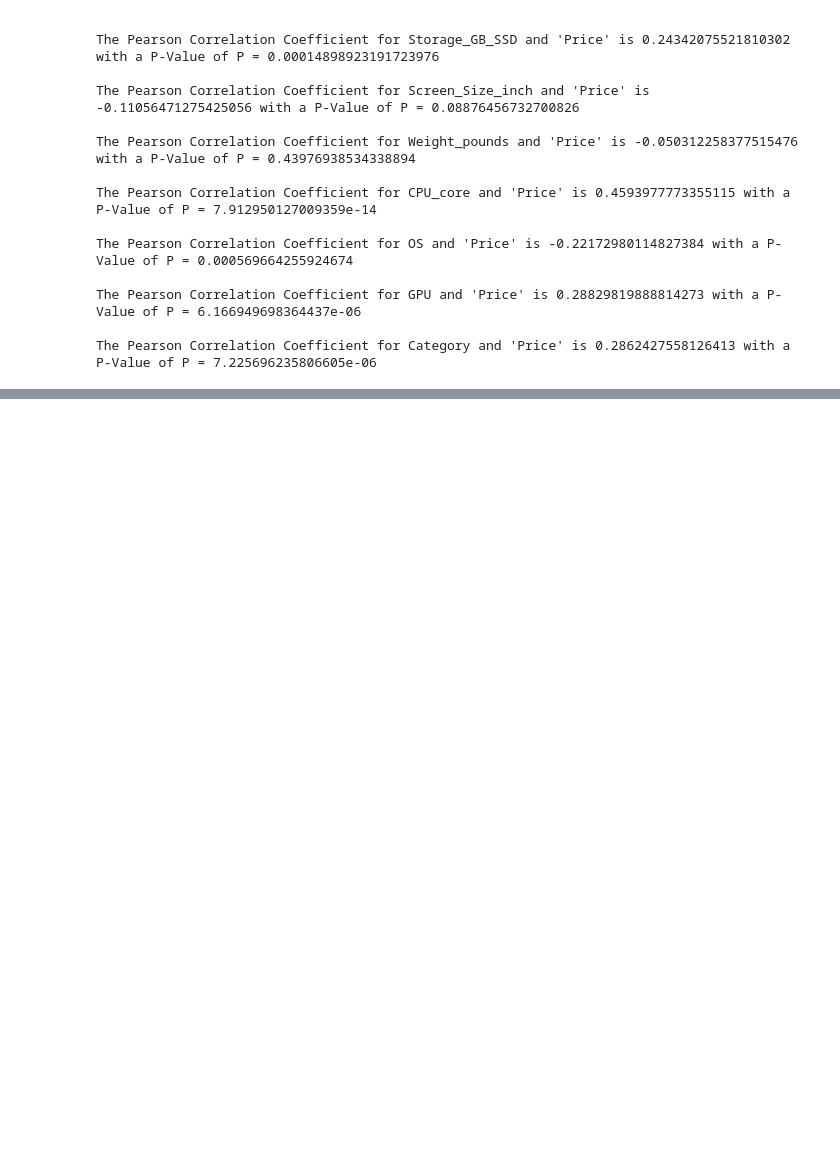
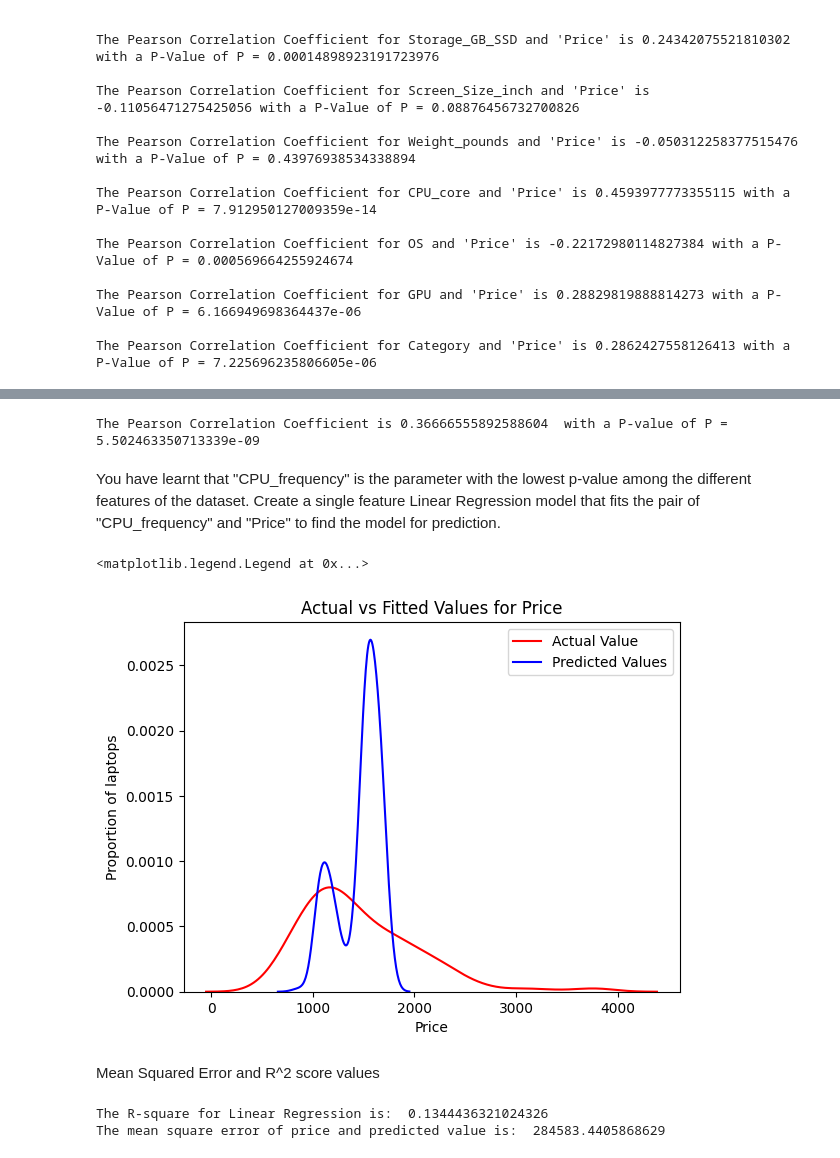
Before and after one commit to schonsnatan/Data-Analysis-Laptops, a Jupyter notebook: project.ipynb, the cells around one changed output, grey strips where cells are left out. Drawn from its saved outputs; the diff is of its cells as text; code cells hidden in the pictures; blank space fills up the shorter version.

Commit message:
model development

```diff
--- a/project.ipynb
+++ b/project.ipynb
@@ -414,0 +442,40 @@ The Pearson Correlation Coefficient for Category and 'Price' is 0.28624275581264
+# %%
+from scipy.stats import pearsonr
+
+pearson_coef, p_value = stats.pearsonr(df['CPU_frequency'], df['Price'])
+print("The Pearson Correlation Coefficient is", pearson_coef, " with a P-value of P = ", p_value)
+# %% [output]
+The Pearson Correlation Coefficient is 0.36666555892588604  with a P-value of P =  5.502463350713339e-09
+# %% [markdown]
+You have learnt that "CPU_frequency" is the parameter with the lowest p-value among the different features of the dataset. Create a single feature Linear Regression model that fits the pair of "CPU_frequency" and "Price" to find the model for prediction.
+# %%
+lm = LinearRegression()
+
+X = df[['CPU_frequency']]
+Y = df[['Price']]
+
+lm.fit(X,Y)
+
+Yhat = lm.predict(X)
+# %%
+ax1 = sns.distplot(df['Price'], hist=False, color='r', label='Actual Value')
+sns. distplot(Yhat, hist=False, color='b', label='Fitted Values', ax=ax1)
+
+plt.title('Actual vs Fitted Values for Price')
+plt.xlabel('Price')
+plt.ylabel('Proportion of laptops')
+plt.legend(['Actual Value','Predicted Values'])
+# %% [output]
+<matplotlib.legend.Legend at 0x...>
+[figure, added]
+# %% [markdown]
+Mean Squared Error and R^2 score values
+# %%
+# Write your code below and press Shift+Enter to execute
+mse = mean_squared_error(df['Price'],Yhat)
+r2 = lm.score(X,Y)
+print('The R-square for Linear Regression is: ', r2)
+print('The mean square error of price and predicted value is: ', mse)
+# %% [output]
+The R-square for Linear Regression is:  0.1344436321024326
+The mean square error of price and predicted value is:  284583.4405868629
```
Also changed, not shown: parts of 16 cells of this notebook.
